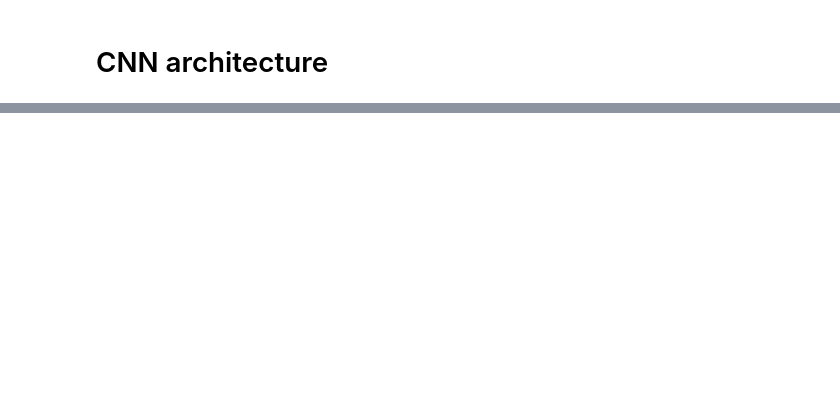
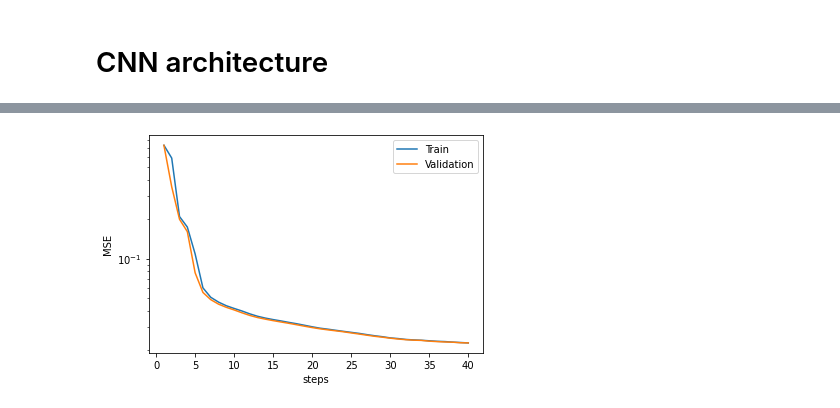
Before and after one commit to cdurand95/DataAssimilationProject, a Jupyter notebook: DAProject_L63_17November.ipynb, the cells around one changed output, grey strips where cells are left out. Cells and saved outputs as stored; diff of their text form; code cells hidden in the pictures; blank space fills up the shorter version.

```diff
--- a/DAProject_L63_17November.ipynb
+++ b/DAProject_L63_17November.ipynb
@@ -140,2 +211,6 @@ CNN : Number of trainable parameters = 12060
+# %%
+plot_loss(model_CNN,max_epoch=40)
+# %% [output]
+[figure, added]
 # %%
 batch_size=128
```
Also changed, not shown: parts of 8 cells of this notebook, 4 other files.
